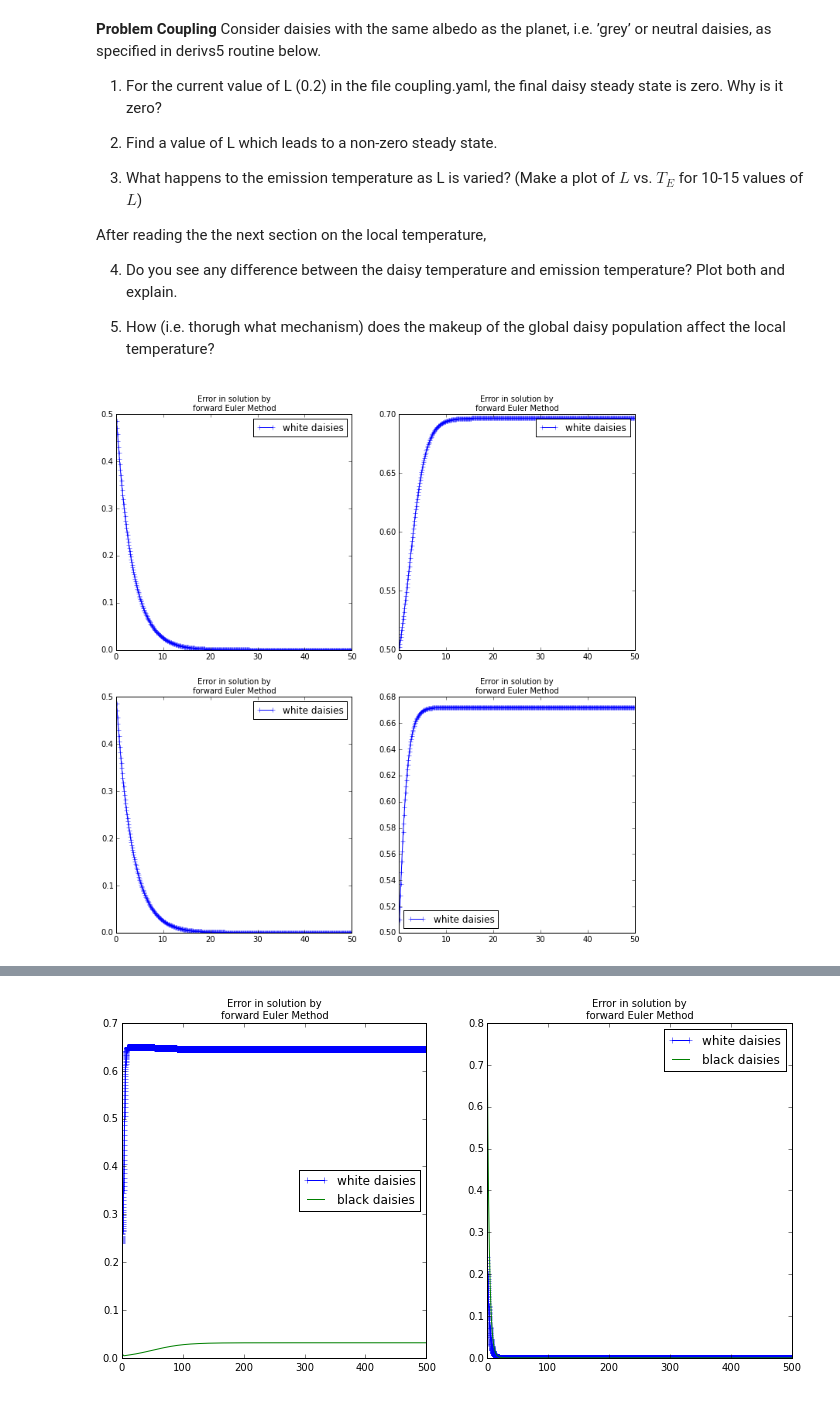
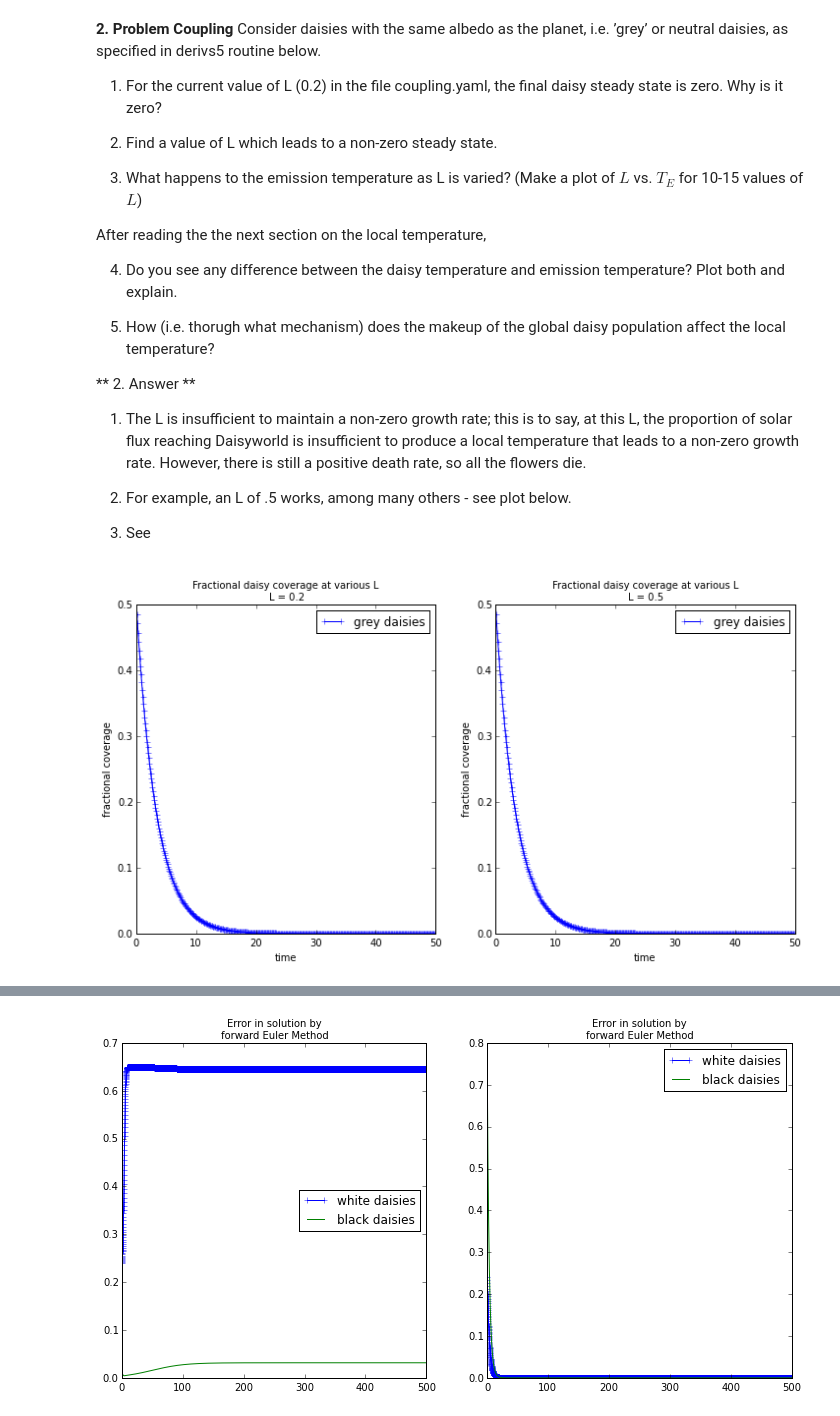
Before and after one commit to tjarnikova/numeric, a Jupyter notebook: lab5/lab5soln.ipynb, the cells around one changed output, grey strips where cells are left out. Saved outputs shown, nothing was run; the diff lists cells and outputs as text; code cells hidden in the pictures.

```diff
--- a/lab5/lab5soln.ipynb
+++ b/lab5/lab5soln.ipynb
@@ -77,12 +101,11 @@ class Integ51(Integrator):
 
         return f
 
-
-
 theSolver = Integ51('fixed_growth.yaml')
 timeVals, yVals, errorList = theSolver.timeloop5fixed()
 
 file_list = ['fixed_growth.yaml','fixed_growth2.yaml','fixed_growth3.yaml','fixed_growth4.yaml']
+str_list  = ['Fig 1','Fig 2','Fig 3','Fig 4']
 
 
 #print(file_list[0])
@@ -108,9 +131,11 @@ for i in range(1,5):
 
     ax.legend(theLines, ('white daisies', 'black daisies'), loc='best')
     #ax.plot(timeVals[1], yVals[1])
-    titl = "Error in solution by \nforward Euler Method"
+    titl =  str_list[i-1]  + ": Daisies on daisyworld at various \n initial concentrations. "
     ax.hold(True)
     ax.set_title(titl, fontsize = 10)
+    ax.set_xlabel("time")
+    ax.set_ylabel("fractional coverage")
 
 fig.set_facecolor('w')
 plt.show()
@@ -182,6 +207,7 @@ class Integ51(Integrator):
 
 
 file_list = ['fixed_growth5.yaml','fixed_growth6.yaml','fixed_growth7.yaml','fixed_growth8.yaml']
+str_list  = ['\nblack daisy rate: 1 \nwhite daisy rate: 1','\nblack daisy rate: .3 \nwhite daisy rate: .3','\nblack daisy rate: .2 \nwhite daisy rate: .7','\nblack daisy rate: .7\nwhite daisy rate: .2']
 fig, big_axes = plt.subplots( figsize=(12.0, 12.0) , nrows=3, ncols=1, sharey=True)
 for row, big_ax in enumerate(big_axes, start=1):
     big_ax.tick_params(labelcolor=(1.,1.,1., 0.0), top='off', bottom='off', left='off', right='off')
@@ -204,11 +230,13 @@ for i in range(1,5):
 
 
     ax.legend(theLines, ('white daisies', 'black daisies'), loc='best')
-    titl = "Error in solution by \nforward Euler Method"
+    ax.set_xlabel("time")
+    ax.set_ylabel("fractional coverage")
+    titl = titl =  "Daisies on daisyworld with different growth rates. " + str_list[i-1]
 
 
     ax.hold(True)
-    ax.set_title(titl, fontsize = 10)
+    ax.set_title(titl, fontsize = 8)
 
 fig.set_facecolor('w')
 plt.show()
@@ -217,5 +245,5 @@ plt.show()
 # %% [markdown]
-**Problem Coupling**  Consider daisies with the same albedo as the
+**2. Problem Coupling**  Consider daisies with the same albedo as the
 planet, i.e. ’grey’ or neutral daisies, as specified in derivs5 routine
 below.
 
@@ -236,6 +264,14 @@ temperature,
 
 5.  How (i.e. thorugh what mechanism) does the makeup of the  global daisy population
     affect the local temperature?
+
+** 2. Answer **
+
+1. The L is insufficient to maintain a non-zero growth rate; this is to say, at this L, the proportion of solar flux reaching Daisyworld is insufficient to produce a local temperature  that leads to a non-zero growth rate. However, there is still a positive death rate, so all the flowers die.
+
+2. For example, an L of .5 works, among many others - see plot below.
+
+3. See
 # %%
 import numlabs.lab5.lab5_funs
 from numlabs.lab5.lab5_funs import Integrator
@@ -296,39 +332,42 @@ class IntegCoupling(Integrator):
         return f
 
 file_list = ['coupling.yaml','coupling2.yaml','coupling3.yaml','coupling4.yaml']
+str_list = ['L = 0.2','L = 0.5']
 
-fig, big_axes = plt.subplots( figsize=(12.0, 12.0) , nrows=3, ncols=1, sharey=True)
+fig, big_axes = plt.subplots( figsize=(12.0, 6.0) , nrows=3, ncols=1, sharey=True)
 for row, big_ax in enumerate(big_axes, start=1):
     big_ax.tick_params(labelcolor=(1.,1.,1., 0.0), top='off', bottom='off', left='off', right='off')
     # removes the white frame
     big_ax._frameon = False
 
-for i in range(1,5):
+for i in range(1,3):
 
-    ax = fig.add_subplot(2,2,i)
+    ax = fig.add_subplot(1,2,i)
 
 
     theSolver = IntegCoupling(file_list[i-1])
     timeVals, yVals, errorList = theSolver.timeloop5fixed()
 
     theLines = ax.plot(timeVals, yVals)
     theLines[0].set_marker('+')
     theLines[0].set_linestyle('-')
 #     theLines[1].set_color('k')
 #     theLines[1].set_marker('*')
 
 
-    ax.legend(theLines, ('white daisies', 'black daisies'), loc='best')
-    titl = "Error in solution by \nforward Euler Method"
+    ax.legend(theLines, ('grey daisies', 'black daisies'), loc='best')
+    titl = "Fractional daisy coverage at various L \n" + str_list[i-1]
 
 
     ax.hold(True)
     ax.set_title(titl, fontsize = 10)
+    ax.set_xlabel("time")
+    ax.set_ylabel("fractional coverage")
 
 fig.set_facecolor('w')
 plt.show()
 # %% [output]
-[figure, old version]
+[figure, new version]
 # %%
 import numlabs.lab5.lab5_funs
 from numlabs.lab5.lab5_funs import Integrator
```
Also changed, not shown: parts of 8 cells of this notebook, 4 other files.
